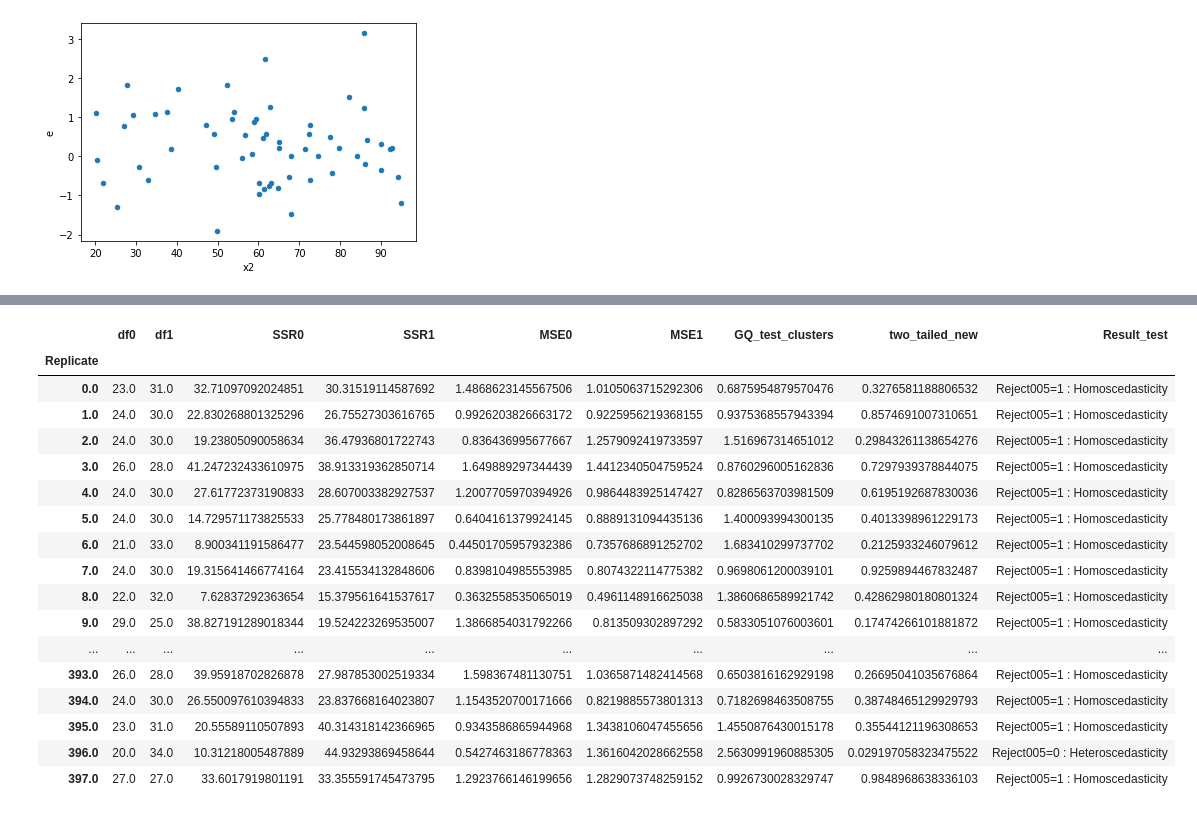
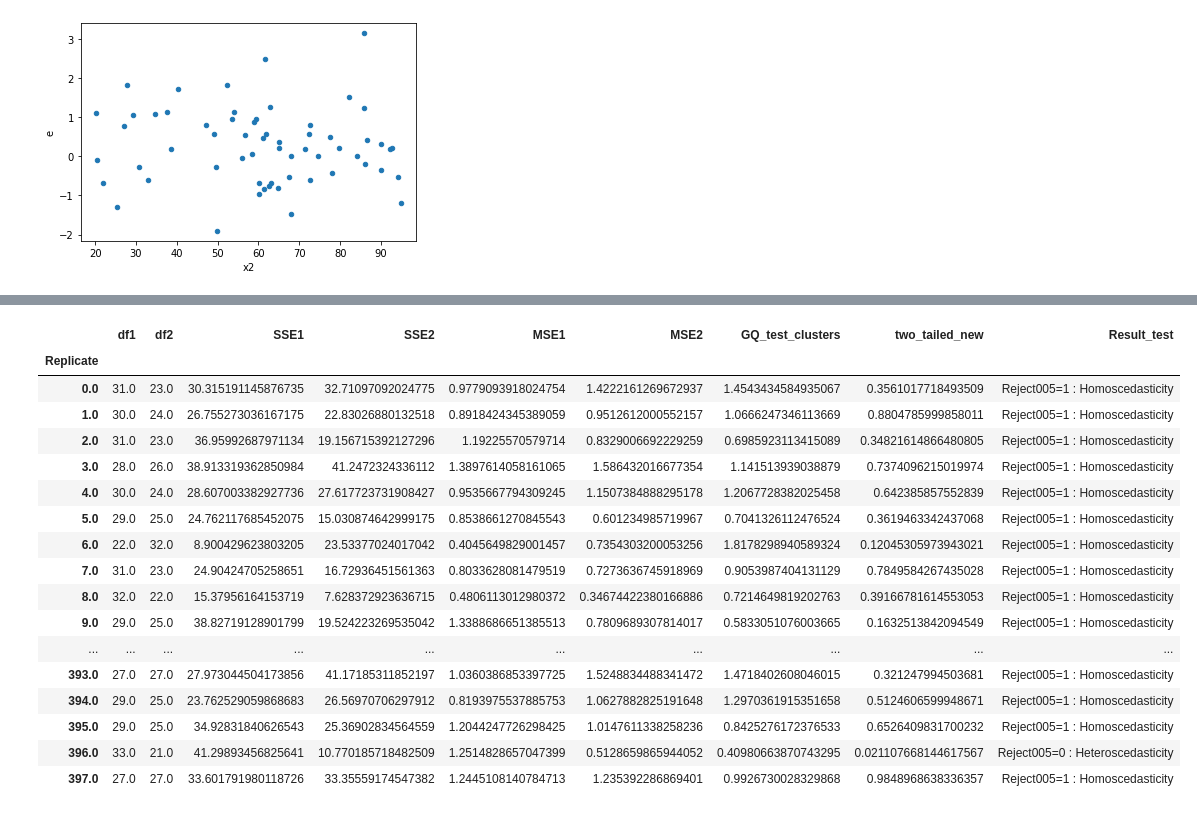
Before and after one commit to iam-fern/Generate_addition, a Jupyter notebook: GQtest_cluster_data_add_delta_(0)_n60_05.ipynb, the cells around one changed output, grey strips where cells are left out. Drawn from its saved outputs; the diff is of its cells as text; code cells hidden in the pictures.

```diff
--- a/GQtest_cluster_data_add_delta_(0)_n60_05.ipynb
+++ b/GQtest_cluster_data_add_delta_(0)_n60_05.ipynb
@@ -285,39 +284,39 @@ result.astype(str)
 # %%
 # สร้างตารางผลลัพธ์
 alpha = 0.05
 pd.set_option('display.max_rows', 1000)
 pd.set_option('display.max_columns', 1000)
 pd.set_option('display.width', 1000)
-result=pd.DataFrame({"Replicate":list_replicate, "df0":list_df0, "df1":list_df1, "SSR0":list_SSR0,
-                     "SSR1":list_SSR1, "MSE0":list_MSE0, "MSE1":list_MSE1,
-                     "GQ_test_clusters":list_GQ_test_clusters, "two_tailed":list_two_tailed, "greater":list_p_greater})
+result=pd.DataFrame({"Replicate":list_replicate, "df1":list_df1, "df2":list_df2, "SSE1":list_SSE1,
+                     "SSE2":list_SSE2, "MSE1":list_MSE1, "MSE2":list_MSE2,
+                     "GQ_test_clusters":list_GQ_test_clusters, "two_tailed":list_two_tailed, "greater":list_p_greater, "less":list_p_less})
 result.set_index(['Replicate'], inplace=True)
 
-result['two_tailed_new']=result[["two_tailed","greater"]].apply(lambda value: value[0] if value[0]<0.5 else 2*value[1], axis=1)
+result['two_tailed_new']=result[["two_tailed","greater","less"]].apply(lambda value: value[0] if value[0]<0.5 else (2*value[1] if value[1]<0.5 else 2*value[2]) , axis=1)
 result["Result_test"]=result["two_tailed_new"].apply(lambda p_value: 'Reject005=0 : Heteroscedasticity'
-                                                                  if p_value < alpha else 'Reject005=1 : Homoscedasticity')
+                                                     if p_value < alpha else 'Reject005=1 : Homoscedasticity')
 #two_tailed_new_show=two_tailed_new.drop(columns="greater")
-result_show=result.drop(columns=["two_tailed", "greater"])
+result_show=result.drop(columns=["two_tailed", "greater", "less"])
 result_show.astype(str)
 # %% [output]
-|  | df0 | df1 | SSR0 | SSR1 | MSE0 | MSE1 | GQ_test_clusters | two_tailed_new | Result_test |
+|  | df1 | df2 | SSE1 | SSE2 | MSE1 | MSE2 | GQ_test_clusters | two_tailed_new | Result_test |
 | Replicate |  |  |  |  |  |  |  |  |  |
-| 0.0 | 23.0 | 31.0 | 32.71097092024851 | 30.31519114587692 | 1.4868623145567506 | 1.0105063715292306 | 0.6875954879570476 | 0.3276581188806532 | Reject005=1 : Homoscedasticity |
-| 1.0 | 24.0 | 30.0 | 22.830268801325296 | 26.75527303616765 | 0.9926203826663172 | 0.9225956219368155 | 0.9375368557943394 | 0.8574691007310651 | Reject005=1 : Homoscedasticity |
-| 2.0 | 24.0 | 30.0 | 19.23805090058634 | 36.47936801722743 | 0.836436995677667 | 1.2579092419733597 | 1.516967314651012 | 0.29843261138654276 | Reject005=1 : Homoscedasticity |
-| 3.0 | 26.0 | 28.0 | 41.247232433610975 | 38.913319362850714 | 1.649889297344439 | 1.4412340504759524 | 0.8760296005162836 | 0.7297939378844075 | Reject005=1 : Homoscedasticity |
-| 4.0 | 24.0 | 30.0 | 27.61772373190833 | 28.607003382927537 | 1.2007705970394926 | 0.9864483925147427 | 0.8286563703981509 | 0.6195192687830036 | Reject005=1 : Homoscedasticity |
-| 5.0 | 24.0 | 30.0 | 14.729571173825533 | 25.778480173861897 | 0.6404161379924145 | 0.8889131094435136 | 1.400093994300135 | 0.4013398961229173 | Reject005=1 : Homoscedasticity |
-| 6.0 | 21.0 | 33.0 | 8.900341191586477 | 23.544598052008645 | 0.44501705957932386 | 0.7357686891252702 | 1.683410299737702 | 0.2125933246079612 | Reject005=1 : Homoscedasticity |
-| 7.0 | 24.0 | 30.0 | 19.315641466774164 | 23.415534132848606 | 0.8398104985553985 | 0.8074322114775382 | 0.9698061200039101 | 0.9259894467832487 | Reject005=1 : Homoscedasticity |
-| 8.0 | 22.0 | 32.0 | 7.62837292363654 | 15.379561641537617 | 0.3632558535065019 | 0.4961148916625038 | 1.3860686589921742 | 0.42862980180801324 | Reject005=1 : Homoscedasticity |
-| 9.0 | 29.0 | 25.0 | 38.827191289018344 | 19.524223269535007 | 1.3866854031792266 | 0.813509302897292 | 0.5833051076003601 | 0.17474266101881872 | Reject005=1 : Homoscedasticity |
+| 0.0 | 31.0 | 23.0 | 30.315191145876735 | 32.71097092024775 | 0.9779093918024754 | 1.4222161269672937 | 1.4543434584935067 | 0.3561017718493509 | Reject005=1 : Homoscedasticity |
+| 1.0 | 30.0 | 24.0 | 26.755273036167175 | 22.83026880132518 | 0.8918424345389059 | 0.9512612000552157 | 1.0666247346113669 | 0.8804785999858011 | Reject005=1 : Homoscedasticity |
+| 2.0 | 31.0 | 23.0 | 36.95992687971134 | 19.156715392127296 | 1.19225570579714 | 0.8329006692229259 | 0.6985923113415089 | 0.34821614866480805 | Reject005=1 : Homoscedasticity |
+| 3.0 | 28.0 | 26.0 | 38.913319362850984 | 41.2472324336112 | 1.3897614058161065 | 1.586432016677354 | 1.141513939038879 | 0.7374096215019974 | Reject005=1 : Homoscedasticity |
+| 4.0 | 30.0 | 24.0 | 28.607003382927736 | 27.617723731908427 | 0.9535667794309245 | 1.1507384888295178 | 1.2067728382025458 | 0.642385857552839 | Reject005=1 : Homoscedasticity |
+| 5.0 | 29.0 | 25.0 | 24.762117685452075 | 15.030874642999175 | 0.8538661270845543 | 0.601234985719967 | 0.7041326112476524 | 0.3619463342437068 | Reject005=1 : Homoscedasticity |
+| 6.0 | 22.0 | 32.0 | 8.900429623803205 | 23.53377024017042 | 0.4045649829001457 | 0.7354303200053256 | 1.8178298940589324 | 0.12045305973943021 | Reject005=1 : Homoscedasticity |
+| 7.0 | 31.0 | 23.0 | 24.90424705258651 | 16.72936451561363 | 0.8033628081479519 | 0.7273636745918969 | 0.9053987404131129 | 0.7849584267435028 | Reject005=1 : Homoscedasticity |
+| 8.0 | 32.0 | 22.0 | 15.37956164153719 | 7.628372923636715 | 0.4806113012980372 | 0.34674422380166886 | 0.7214649819202763 | 0.39166781614553053 | Reject005=1 : Homoscedasticity |
+| 9.0 | 29.0 | 25.0 | 38.82719128901799 | 19.524223269535042 | 1.3388686651385513 | 0.7809689307814017 | 0.5833051076003665 | 0.1632513842094549 | Reject005=1 : Homoscedasticity |
 | ... | ... | ... | ... | ... | ... | ... | ... | ... | ... |
-| 393.0 | 26.0 | 28.0 | 39.95918702826878 | 27.987853002519334 | 1.598367481130751 | 1.0365871482414568 | 0.6503816162929198 | 0.26695041035676864 | Reject005=1 : Homoscedasticity |
-| 394.0 | 24.0 | 30.0 | 26.550097610394833 | 23.837668164023807 | 1.1543520700171666 | 0.8219885573801313 | 0.7182698463508755 | 0.38748465129929793 | Reject005=1 : Homoscedasticity |
-| 395.0 | 23.0 | 31.0 | 20.55589110507893 | 40.314318142366965 | 0.9343586865944968 | 1.3438106047455656 | 1.4550876430015178 | 0.35544121196308653 | Reject005=1 : Homoscedasticity |
-| 396.0 | 20.0 | 34.0 | 10.31218005487889 | 44.93293869458644 | 0.5427463186778363 | 1.3616042028662558 | 2.5630991960885305 | 0.029197058323475522 | Reject005=0 : Heteroscedasticity |
-| 397.0 | 27.0 | 27.0 | 33.6017919801191 | 33.355591745473795 | 1.2923766146199656 | 1.2829073748259152 | 0.9926730028329747 | 0.9848968638336103 | Reject005=1 : Homoscedasticity |
+| 393.0 | 27.0 | 27.0 | 27.973044504173856 | 41.17185311852197 | 1.0360386853397725 | 1.5248834488341472 | 1.4718402608046015 | 0.321247994503681 | Reject005=1 : Homoscedasticity |
+| 394.0 | 29.0 | 25.0 | 23.762529059868683 | 26.56970706297912 | 0.8193975537885753 | 1.0627882825191648 | 1.2970361915351658 | 0.5124606599948671 | Reject005=1 : Homoscedasticity |
+| 395.0 | 29.0 | 25.0 | 34.92831840626543 | 25.36902834564559 | 1.2044247726298425 | 1.0147611338258236 | 0.8425276172376533 | 0.6526409831700232 | Reject005=1 : Homoscedasticity |
+| 396.0 | 33.0 | 21.0 | 41.29893456825641 | 10.770185718482509 | 1.2514828657047399 | 0.5128659865944052 | 0.40980663870743295 | 0.021107668144617567 | Reject005=0 : Heteroscedasticity |
+| 397.0 | 27.0 | 27.0 | 33.601791980118726 | 33.35559174547382 | 1.2445108140784713 | 1.235392286869401 | 0.9926730028329868 | 0.9848968638336357 | Reject005=1 : Homoscedasticity |
 # %%
 result_show['Result_test'].value_counts()
 # %% [output]
```
Also changed, not shown: parts of 4 cells of this notebook.
